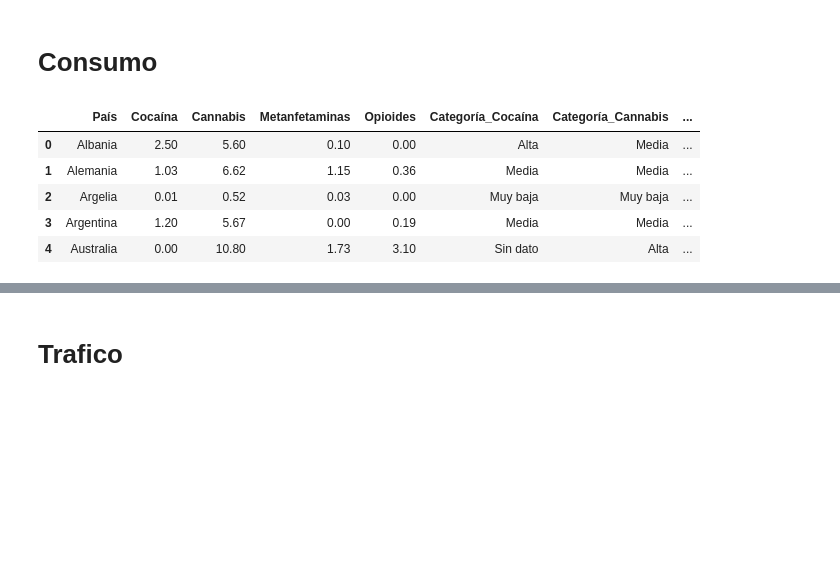
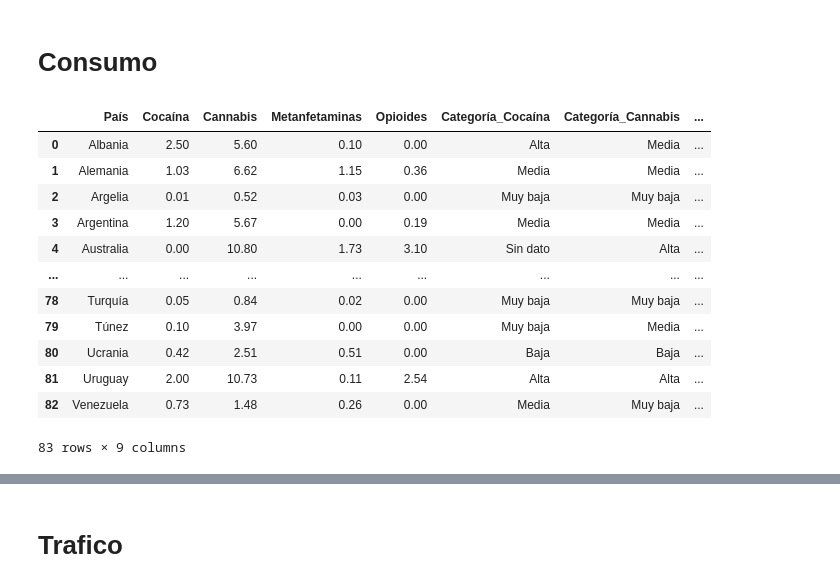
Before and after one commit to bitazaratustra/proyecto_ar, a Jupyter notebook: notebooks/EDA.ipynb, the cells around one changed output, grey strips where cells are left out. Cells and saved outputs as stored; diff of their text form; code cells hidden in the pictures; blank space fills up the shorter version.

```diff
--- a/notebooks/EDA.ipynb
+++ b/notebooks/EDA.ipynb
@@ -106,11 +172,18 @@ df_produccion.head()
 # %%
 df_consumo = pd.read_csv('../data/consumo.csv')
 # %%
-df_consumo.head()
+df_consumo
 # %% [output]
 |  | País | Cocaína | Cannabis | Metanfetaminas | Opioides | Categoría_Cocaína | Categoría_Cannabis | ... |
 | 0 | Albania | 2.50 | 5.60 | 0.10 | 0.00 | Alta | Media | ... |
 | 1 | Alemania | 1.03 | 6.62 | 1.15 | 0.36 | Media | Media | ... |
 | 2 | Argelia | 0.01 | 0.52 | 0.03 | 0.00 | Muy baja | Muy baja | ... |
 | 3 | Argentina | 1.20 | 5.67 | 0.00 | 0.19 | Media | Media | ... |
 | 4 | Australia | 0.00 | 10.80 | 1.73 | 3.10 | Sin dato | Alta | ... |
+| ... | ... | ... | ... | ... | ... | ... | ... | ... |
+| 78 | Turquía | 0.05 | 0.84 | 0.02 | 0.00 | Muy baja | Muy baja | ... |
+| 79 | Túnez | 0.10 | 3.97 | 0.00 | 0.00 | Muy baja | Media | ... |
+| 80 | Ucrania | 0.42 | 2.51 | 0.51 | 0.00 | Baja | Baja | ... |
+| 81 | Uruguay | 2.00 | 10.73 | 0.11 | 2.54 | Alta | Alta | ... |
+| 82 | Venezuela | 0.73 | 1.48 | 0.26 | 0.00 | Media | Muy baja | ... |
+83 rows × 9 columns
```
Also changed, not shown: parts of 11 cells of this notebook.
